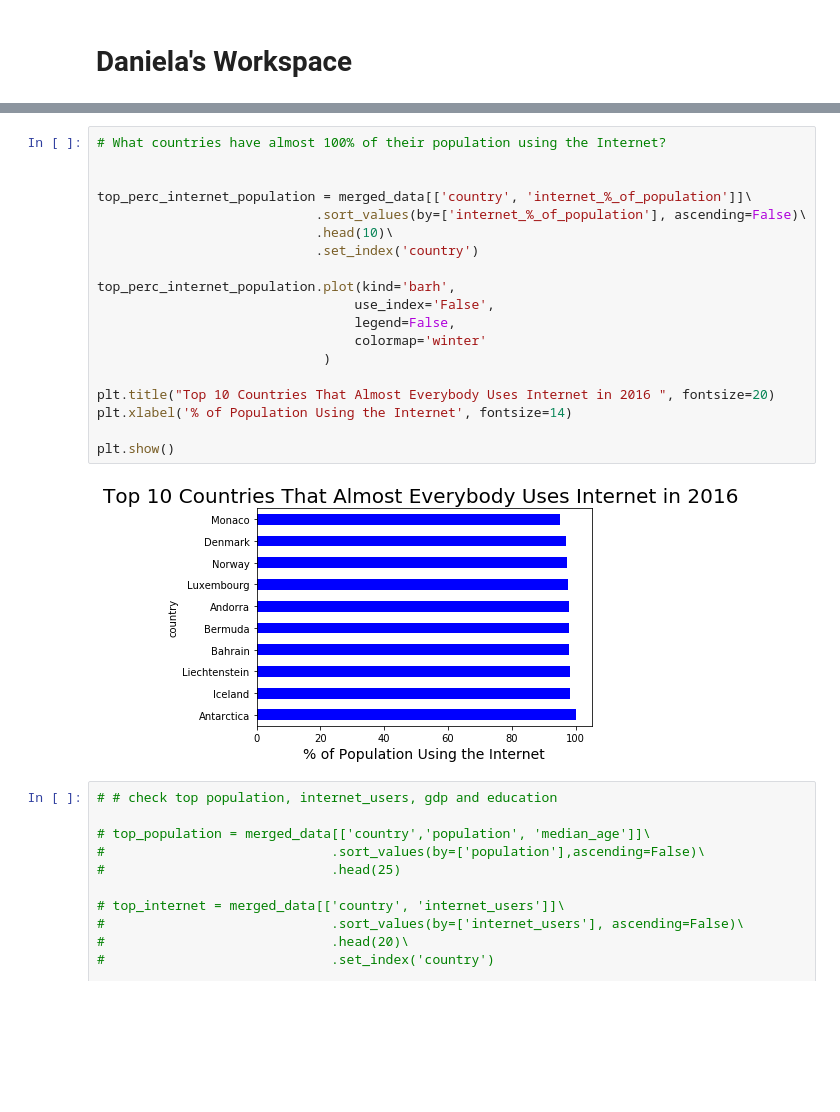
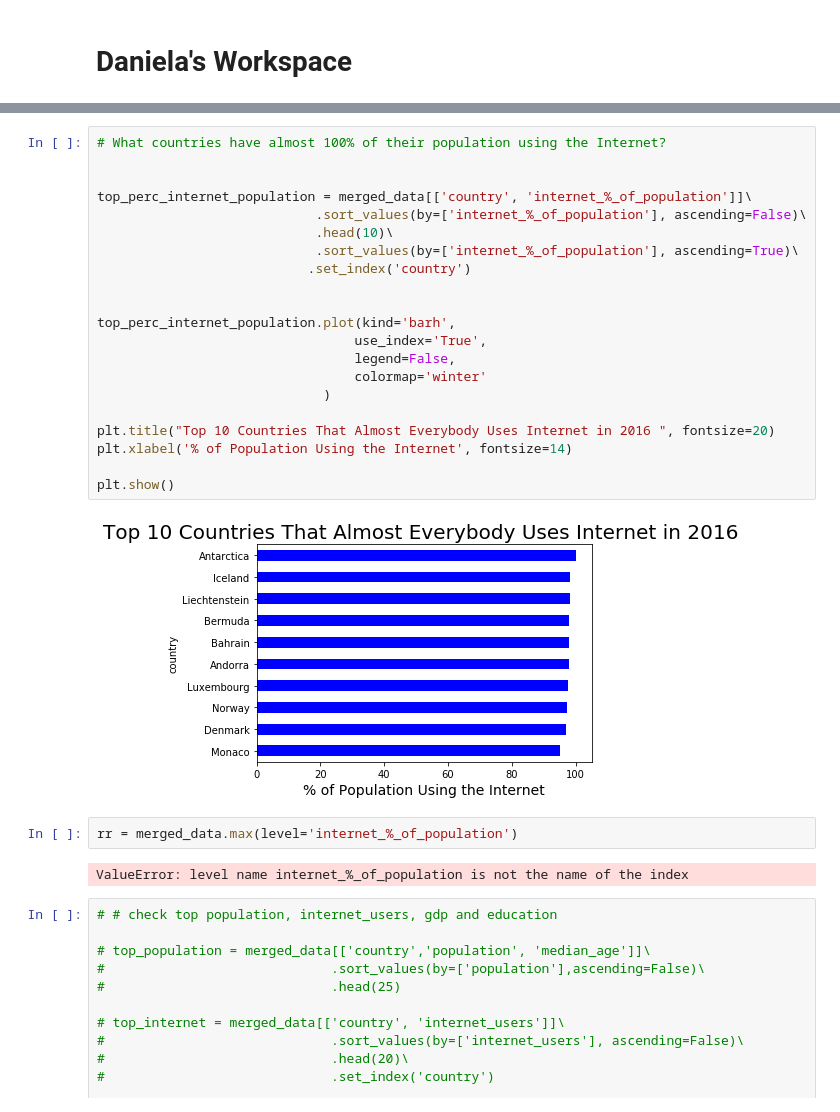
Before and after one commit to JoshuaFarmerATX/butterfly-effect, a Jupyter notebook: butterfly_effect.ipynb, the cells around one changed output, grey strips where cells are left out. Cells and saved outputs as stored; diff of their text form; blank space fills up the shorter version.

```diff
--- a/butterfly_effect.ipynb
+++ b/butterfly_effect.ipynb
@@ -154,24 +141,30 @@ plt.show()
 # %%
 # What countries have almost 100% of their population using the Internet?
 
 
 top_perc_internet_population = merged_data[['country', 'internet_%_of_population']]\
                             .sort_values(by=['internet_%_of_population'], ascending=False)\
                             .head(10)\
-                            .set_index('country')
+                            .sort_values(by=['internet_%_of_population'], ascending=True)\
+                           .set_index('country')
+
 
 top_perc_internet_population.plot(kind='barh',
-                                 use_index='False',
+                                 use_index='True',
                                  legend=False,
                                  colormap='winter'
                              )
 
 plt.title("Top 10 Countries That Almost Everybody Uses Internet in 2016 ", fontsize=20)
 plt.xlabel('% of Population Using the Internet', fontsize=14)
 
 plt.show()
 # %% [output]
-[figure, old version]
+[figure, new version]
+# %%
+rr = merged_data.max(level='internet_%_of_population')
+# %% [output]
+ValueError: level name internet_%_of_population is not the name of the index
 # %%
 # # check top population, internet_users, gdp and education
 
```
Also changed, not shown: parts of 9 cells of this notebook.
